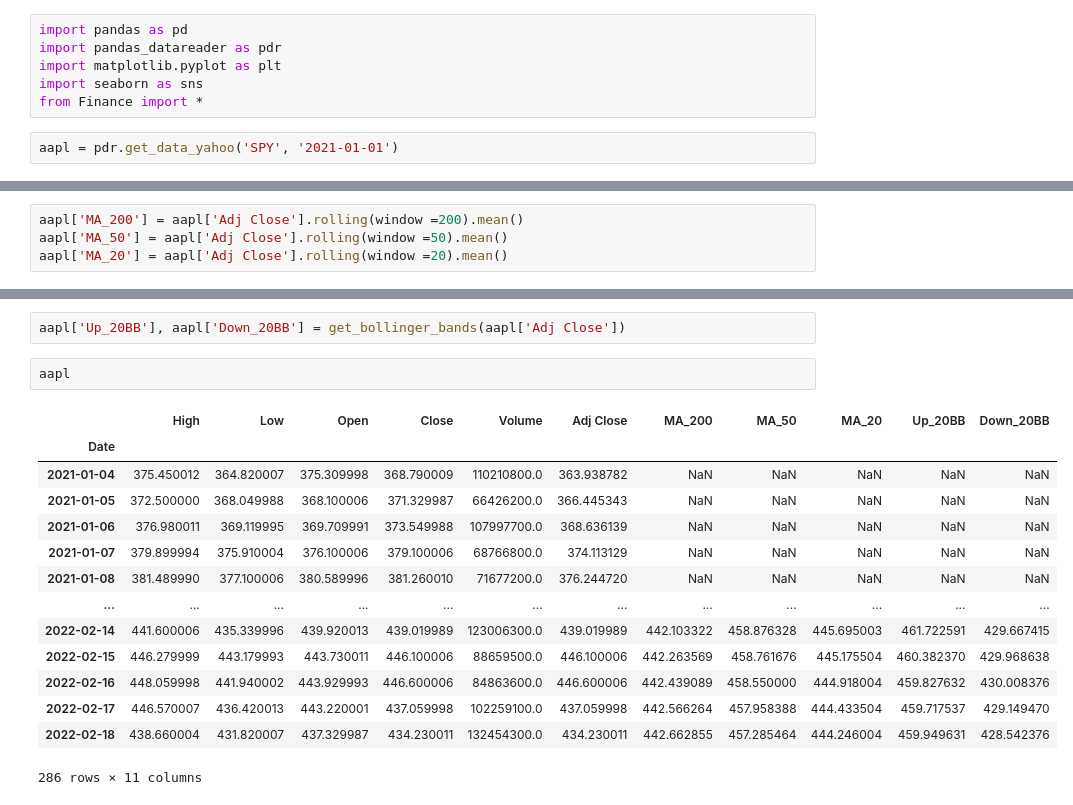
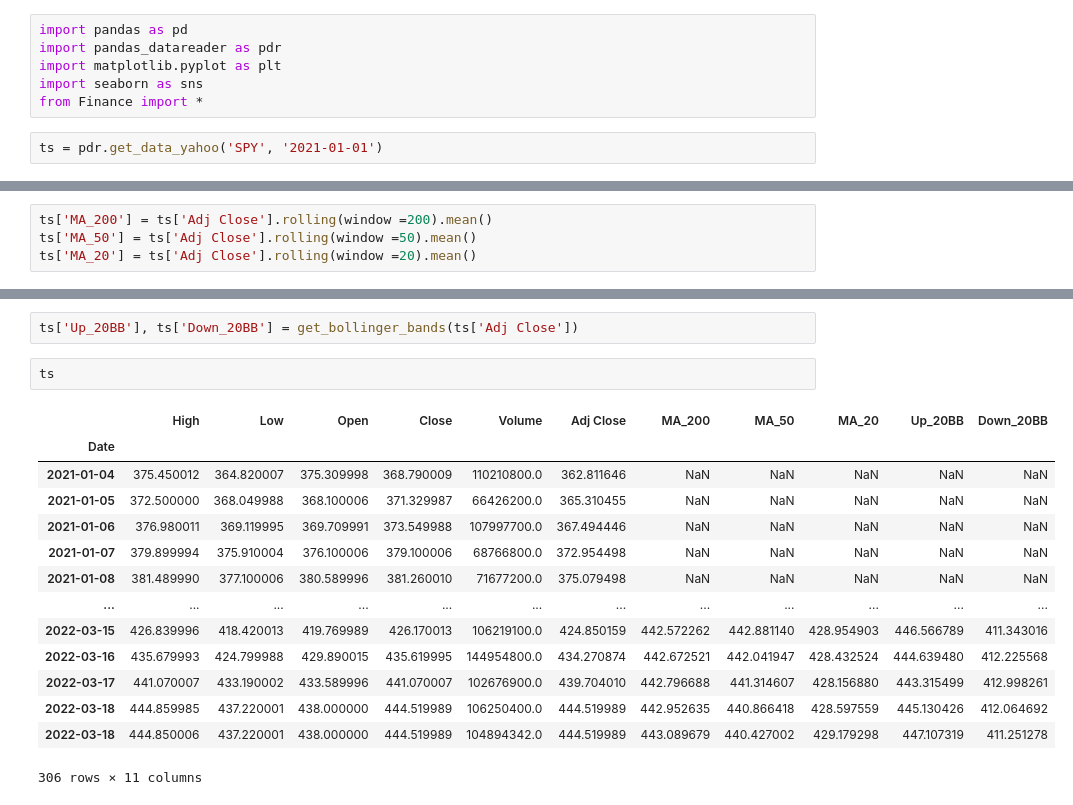
Before and after one commit to freddy-jay/Bollinger-Signals, a Jupyter notebook: Bollinger Bands Strategy.ipynb, the cells around one changed output, grey strips where cells are left out. Cells and saved outputs as stored; diff of their text form.

```diff
--- a/Bollinger Bands Strategy.ipynb
+++ b/Bollinger Bands Strategy.ipynb
@@ -5,5 +5,5 @@ import matplotlib.pyplot as plt
 import seaborn as sns
 from Finance import *
 # %%
-aapl = pdr.get_data_yahoo('SPY', '2021-01-01')
+ts = pdr.get_data_yahoo('SPY', '2021-01-01')
 # %%
@@ -26,7 +26,7 @@ plt.plot(aapl.index, aapl['Adj Close'])
 # %%
-aapl['MA_200'] = aapl['Adj Close'].rolling(window =200).mean()
-aapl['MA_50'] = aapl['Adj Close'].rolling(window =50).mean()
-aapl['MA_20'] = aapl['Adj Close'].rolling(window =20).mean()
+ts['MA_200'] = ts['Adj Close'].rolling(window =200).mean()
+ts['MA_50'] = ts['Adj Close'].rolling(window =50).mean()
+ts['MA_20'] = ts['Adj Close'].rolling(window =20).mean()
 # %%
 plt.figure(figsize=(8,4), dpi=300)
 plt.grid(True)
@@ -40,22 +40,22 @@ plt.plot(aapl.index, aapl.MA_50)
 # %%
-aapl['Up_20BB'], aapl['Down_20BB'] = get_bollinger_bands(aapl['Adj Close'])
+ts['Up_20BB'], ts['Down_20BB'] = get_bollinger_bands(ts['Adj Close'])
 # %%
-aapl
+ts
 # %% [output]
 |  | High | Low | Open | Close | Volume | Adj Close | MA_200 | MA_50 | MA_20 | Up_20BB | Down_20BB |
 | Date |  |  |  |  |  |  |  |  |  |  |  |
-| 2021-01-04 | 375.450012 | 364.820007 | 375.309998 | 368.790009 | 110210800.0 | 363.938782 | NaN | NaN | NaN | NaN | NaN |
-| 2021-01-05 | 372.500000 | 368.049988 | 368.100006 | 371.329987 | 66426200.0 | 366.445343 | NaN | NaN | NaN | NaN | NaN |
-| 2021-01-06 | 376.980011 | 369.119995 | 369.709991 | 373.549988 | 107997700.0 | 368.636139 | NaN | NaN | NaN | NaN | NaN |
-| 2021-01-07 | 379.899994 | 375.910004 | 376.100006 | 379.100006 | 68766800.0 | 374.113129 | NaN | NaN | NaN | NaN | NaN |
-| 2021-01-08 | 381.489990 | 377.100006 | 380.589996 | 381.260010 | 71677200.0 | 376.244720 | NaN | NaN | NaN | NaN | NaN |
+| 2021-01-04 | 375.450012 | 364.820007 | 375.309998 | 368.790009 | 110210800.0 | 362.811646 | NaN | NaN | NaN | NaN | NaN |
+| 2021-01-05 | 372.500000 | 368.049988 | 368.100006 | 371.329987 | 66426200.0 | 365.310455 | NaN | NaN | NaN | NaN | NaN |
+| 2021-01-06 | 376.980011 | 369.119995 | 369.709991 | 373.549988 | 107997700.0 | 367.494446 | NaN | NaN | NaN | NaN | NaN |
+| 2021-01-07 | 379.899994 | 375.910004 | 376.100006 | 379.100006 | 68766800.0 | 372.954498 | NaN | NaN | NaN | NaN | NaN |
+| 2021-01-08 | 381.489990 | 377.100006 | 380.589996 | 381.260010 | 71677200.0 | 375.079498 | NaN | NaN | NaN | NaN | NaN |
 | ... | ... | ... | ... | ... | ... | ... | ... | ... | ... | ... | ... |
-| 2022-02-14 | 441.600006 | 435.339996 | 439.920013 | 439.019989 | 123006300.0 | 439.019989 | 442.103322 | 458.876328 | 445.695003 | 461.722591 | 429.667415 |
-| 2022-02-15 | 446.279999 | 443.179993 | 443.730011 | 446.100006 | 88659500.0 | 446.100006 | 442.263569 | 458.761676 | 445.175504 | 460.382370 | 429.968638 |
-| 2022-02-16 | 448.059998 | 441.940002 | 443.929993 | 446.600006 | 84863600.0 | 446.600006 | 442.439089 | 458.550000 | 444.918004 | 459.827632 | 430.008376 |
-| 2022-02-17 | 446.570007 | 436.420013 | 443.220001 | 437.059998 | 102259100.0 | 437.059998 | 442.566264 | 457.958388 | 444.433504 | 459.717537 | 429.149470 |
-| 2022-02-18 | 438.660004 | 431.820007 | 437.329987 | 434.230011 | 132454300.0 | 434.230011 | 442.662855 | 457.285464 | 444.246004 | 459.949631 | 428.542376 |
+| 2022-03-15 | 426.839996 | 418.420013 | 419.769989 | 426.170013 | 106219100.0 | 424.850159 | 442.572262 | 442.881140 | 428.954903 | 446.566789 | 411.343016 |
+| 2022-03-16 | 435.679993 | 424.799988 | 429.890015 | 435.619995 | 144954800.0 | 434.270874 | 442.672521 | 442.041947 | 428.432524 | 444.639480 | 412.225568 |
+| 2022-03-17 | 441.070007 | 433.190002 | 433.589996 | 441.070007 | 102676900.0 | 439.704010 | 442.796688 | 441.314607 | 428.156880 | 443.315499 | 412.998261 |
+| 2022-03-18 | 444.859985 | 437.220001 | 438.000000 | 444.519989 | 106250400.0 | 444.519989 | 442.952635 | 440.866418 | 428.597559 | 445.130426 | 412.064692 |
+| 2022-03-18 | 444.850006 | 437.220001 | 438.000000 | 444.519989 | 104894342.0 | 444.519989 | 443.089679 | 440.427002 | 429.179298 | 447.107319 | 411.251278 |
-286 rows × 11 columns
+306 rows × 11 columns
 # %%
 plt.figure(figsize=(8,4), dpi=300)
 plt.grid(True)
```
Also changed, not shown: parts of 8 cells of this notebook, 1 other file.
